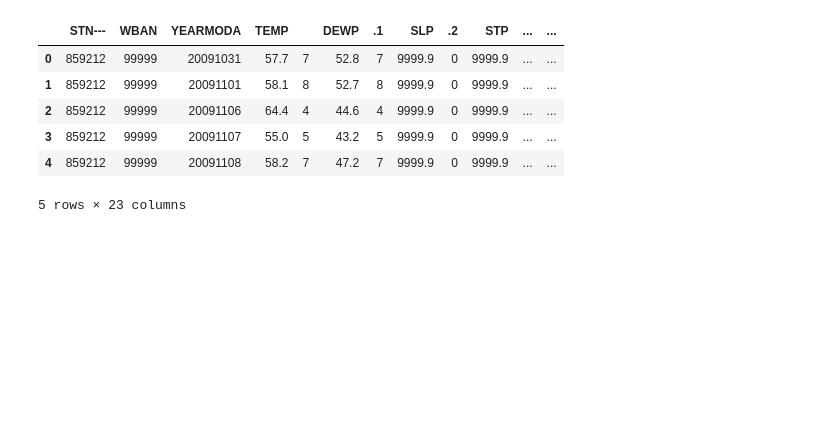
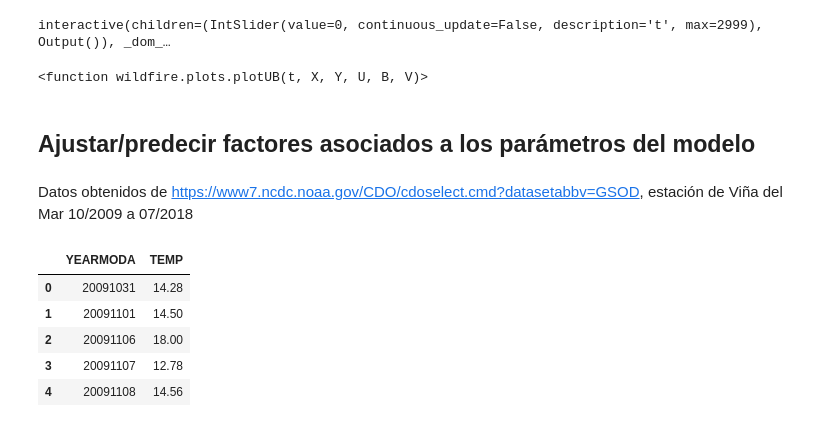
Before and after one commit to dsanmartin/INF475-PJ, a Jupyter notebook: project.ipynb, the cells around one changed output. Saved outputs shown, nothing was run; the diff lists cells and outputs as text; code cells hidden in the pictures; blank space fills up the shorter version.

```diff
--- a/project.ipynb
+++ b/project.ipynb
@@ -5,3 +59,11 @@
+# %%
+widgets.interact(p.plotUB, t=widgets.IntSlider(min=0, max=len(U)-1, continuous_update=False),
+    X=widgets.fixed(X), Y=widgets.fixed(Y), U=widgets.fixed(U), B=widgets.fixed(B), V=widgets.fixed(V))
+# %% [output]
+interactive(children=(IntSlider(value=0, continuous_update=False, description='t', max=2999), Output()), _dom_…
+<function wildfire.plots.plotUB(t, X, Y, U, B, V)>
+# %% [markdown]
+## Ajustar/predecir factores asociados a los parámetros del modelo
 # %%
 import pandas as pd
 import numpy as np
@@ -10,17 +76,21 @@ from pandas.tools.plotting import autocorrelation_plot
 # %%
-FtoC = lambda t: (t - 32) * (5 / 9)
+# Farenheit to Celsius
+FtoC = lambda t: np.round((t - 32) * (5 / 9), 2)
+# %% [markdown]
+Datos obtenidos de https://www7.ncdc.noaa.gov/CDO/cdoselect.cmd?datasetabbv=GSOD, estación de Viña del Mar 10/2009 a 07/2018
 # %%
-df = pd.read_csv('data/CDO5622797695969.csv') # Read data
-df.rename(columns=lambda i: i.strip(), inplace=True) # Clean white spaces in header
+data = pd.read_csv('data/CDO5622797695969.csv') # Read data
+data.rename(columns=lambda i: i.strip(), inplace=True) # Clean white spaces in header
+df = data[['YEARMODA','TEMP']]
+df['TEMP'] = df['TEMP'].apply(FtoC)
 df.head() # Show some values
 # %% [output]
-|  | STN--- | WBAN | YEARMODA | TEMP |  | DEWP | .1 | SLP | .2 | STP | ... | ... |
-| 0 | 859212 | 99999 | 20091031 | 57.7 | 7 | 52.8 | 7 | 9999.9 | 0 | 9999.9 | ... | ... |
-| 1 | 859212 | 99999 | 20091101 | 58.1 | 8 | 52.7 | 8 | 9999.9 | 0 | 9999.9 | ... | ... |
-| 2 | 859212 | 99999 | 20091106 | 64.4 | 4 | 44.6 | 4 | 9999.9 | 0 | 9999.9 | ... | ... |
-| 3 | 859212 | 99999 | 20091107 | 55.0 | 5 | 43.2 | 5 | 9999.9 | 0 | 9999.9 | ... | ... |
-| 4 | 859212 | 99999 | 20091108 | 58.2 | 7 | 47.2 | 7 | 9999.9 | 0 | 9999.9 | ... | ... |
+|  | YEARMODA | TEMP |
+| 0 | 20091031 | 14.28 |
+| 1 | 20091101 | 14.50 |
+| 2 | 20091106 | 18.00 |
+| 3 | 20091107 | 12.78 |
+| 4 | 20091108 | 14.56 |
-5 rows × 23 columns
 # %%
 df.describe()
 # %% [output]
```
Also changed, not shown: parts of 17 cells of this notebook.
